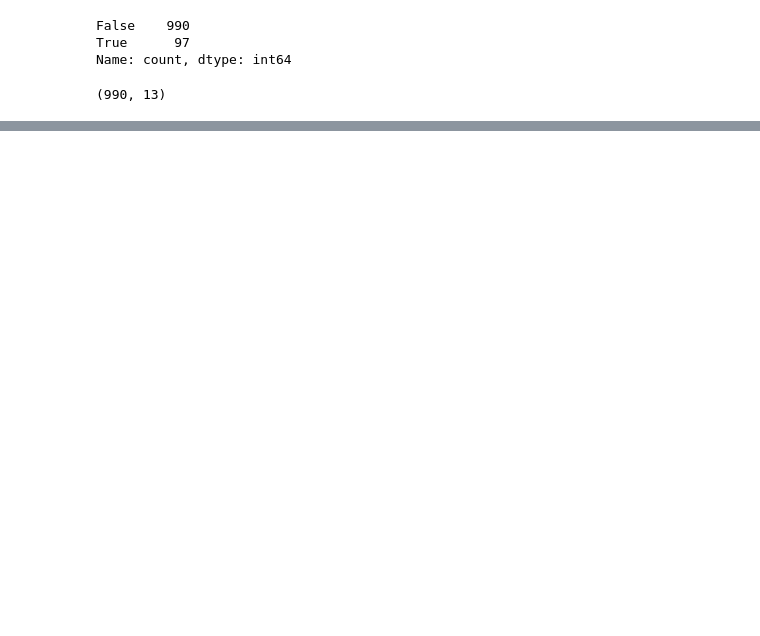
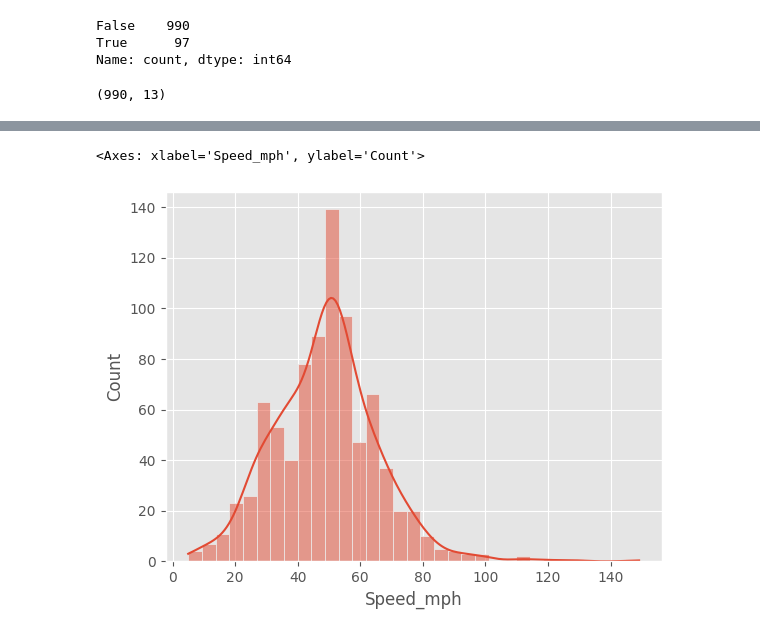
Before and after one commit to dissgod99/DataAnalysis-RollerCoasterDataset, a Jupyter notebook: analyse-dataset.ipynb, the cells around one changed output, grey strips where cells are left out. Saved outputs shown, nothing was run; the diff lists cells and outputs as text; code cells hidden in the pictures; blank space fills up the shorter version.

```diff
--- a/analyse-dataset.ipynb
+++ b/analyse-dataset.ipynb
@@ -198,0 +246,5 @@ df.shape
+# %%
+sns.histplot(data=df["Speed_mph"], kde=True)
+# %% [output]
+<Axes: xlabel='Speed_mph', ylabel='Count'>
+[figure, added]
```
Also changed, not shown: parts of 5 cells of this notebook.
